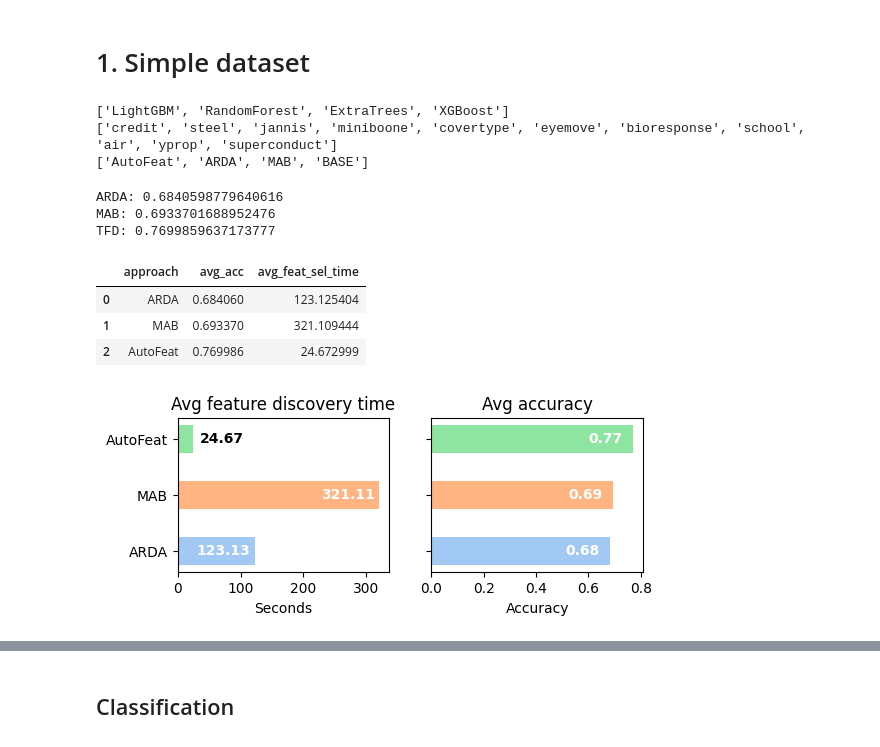
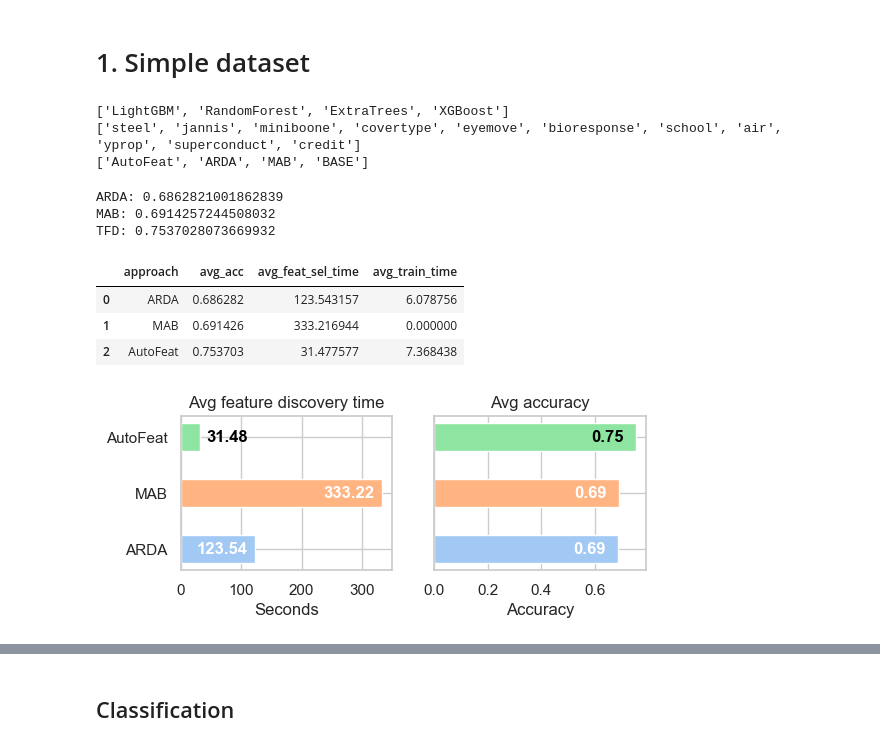
Before and after one commit to delftdata/autofeat, a Jupyter notebook: Visualisations-May.ipynb, the cells around one changed output, grey strips where cells are left out. Saved outputs shown, nothing was run; the diff lists cells and outputs as text; code cells hidden in the pictures.

```diff
--- a/Visualisations-May.ipynb
+++ b/Visualisations-May.ipynb
@@ -71,0 +112,19 @@ def determine_common_features(dataframe):
+# %%
+top_k = df[~df['data_label'].isin(['superconduct', 'yprop', 'air'])]
+top_k = top_k.groupby(by=['top_k'], group_keys=False).agg({'accuracy': 'mean', 'feature_selection_time': 'mean'}).reset_index()
+
+sns.set(font_scale=2.5, style="whitegrid")
+ax = sns.scatterplot(x="accuracy", y="feature_selection_time", data=top_k, s=200)
+
+for a in top_k['top_k'].unique():
+    b = top_k[top_k['top_k'] == a]
+    if int(a) < 7 or int(a) == 10 or int(a) == 15 or int(a) == 20:
+        ax.annotate(a, (b['accuracy']+0.002, b['feature_selection_time']-0.3))
+
+ax.set_xlim([0.675, 0.74])
+ax.set_ylim([24, 34])
+ax.set_xlabel('Accuracy')
+ax.set_ylabel('Seconds')
+ax.set_title('Average feature selection time \n and accuracy for k selected features', pad=20)
+
+plt.savefig('plots/2024/ablation_top_k-bigger.pdf', dpi=300, bbox_inches="tight")
@@ -76,7 +308,7 @@ def determine_common_features(dataframe):
 folder_name = os.path.abspath(os.path.abspath(''))
 
 dataset_path = "results/simple"
-tfd_filename = "results_tfd-top-15-id.csv"
+tfd_filename = "results_tfd-top-15-id-fixed.csv"
 arda_filename = "results_arda.csv"
 mab_filename = "results_mab.csv"
 base_filename = "results_base.csv"
@@ -122,13 +354,13 @@ approach = list(dataframe['approach'].unique())
 print(approach)
 # %% [output]
 ['LightGBM', 'RandomForest', 'ExtraTrees', 'XGBoost']
-['credit', 'steel', 'jannis', 'miniboone', 'covertype', 'eyemove', 'bioresponse', 'school', 'air', 'yprop', 'superconduct']
+['steel', 'jannis', 'miniboone', 'covertype', 'eyemove', 'bioresponse', 'school', 'air', 'yprop', 'superconduct', 'credit']
 ['AutoFeat', 'ARDA', 'MAB', 'BASE']
 # %%
 avgd_all = []
 
 # a = dataframe.groupby(['approach', 'algorithm', 'data_label',])[['accuracy']].max().reset_index(level=['algorithm', 'data_label'])
-a = dataframe.groupby(['approach', 'algorithm', 'data_label', 'feature_selection_time'])[['accuracy']].max().reset_index(level=['algorithm', 'data_label', 'feature_selection_time'])
+a = dataframe.groupby(['approach', 'algorithm', 'data_label', 'feature_selection_time', 'train_time'])[['accuracy']].max().reset_index(level=['algorithm', 'data_label', 'feature_selection_time', 'train_time'])
 
 
 
@@ -141,6 +373,8 @@ avgd = {}
 avgd['approach'] = 'ARDA'
 avgd['avg_acc'] = ARDA['accuracy'].mean()
 avgd['avg_feat_sel_time'] = ARDA['feature_selection_time'].mean()
+avgd['avg_train_time'] = ARDA['train_time'].mean()
+
 avgd_all.append(avgd)
 
 
@@ -160,6 +394,7 @@ avgd = {}
 avgd['approach'] = 'MAB'
 avgd['avg_acc'] = MAB['accuracy'].mean()
 avgd['avg_feat_sel_time'] = MAB['feature_selection_time'].mean()
+avgd['avg_train_time'] = MAB['train_time'].mean()
 avgd_all.append(avgd)
 
 
@@ -171,6 +406,7 @@ avgd = {}
 avgd['approach'] = 'AutoFeat'
 avgd['avg_acc'] = TFD_BFS['accuracy'].mean()
 avgd['avg_feat_sel_time'] = TFD_BFS['feature_selection_time'].mean()
+avgd['avg_train_time'] = TFD_BFS['train_time'].mean()
 avgd_all.append(avgd)
 
 
@@ -180,42 +416,49 @@ display(avgdf)
 
 
 pal = sns.color_palette("pastel")
+sns.set(font_scale=1, style="whitegrid")
+
 
 f, (ax1, ax2) = plt.subplots(1, 2, figsize=(6, 2), sharey=True)
 
 rects1 = ax1.barh(avgdf['approach'], avgdf['avg_feat_sel_time'], align='center', height=0.5,
                   color=[pal[0], pal[1], pal[2]],
                   )
 
 rects2 = ax2.barh(avgdf['approach'], avgdf['avg_acc'], align='center', height=0.5,
                  color=[pal[0], pal[1], pal[2]],)
 
 large_percentiles = [round(p, 2) if p > 50 else '' for p in avgdf['avg_feat_sel_time']]
 small_percentiles = [round(p, 2) if p <= 50 else '' for p in avgdf['avg_feat_sel_time']]
 ax1.bar_label(rects1, small_percentiles,
               padding=5, color='black', fontweight='bold')
 ax1.bar_label(rects1, large_percentiles,
               padding=-42, color='white', fontweight='bold')
 
 
-small_percentiles = [round(p, 2) for p in avgdf['avg_acc']]
+# small_percentiles = [round(p, 2) for p in avgdf['avg_acc']]
+
+large_percentiles = [round(p, 2) if p > 0.7 else '' for p in avgdf['avg_acc']]
+small_percentiles = [round(p, 2) if p <= 0.7 else '' for p in avgdf['avg_acc']]
 ax2.bar_label(rects2, small_percentiles,
               padding=-32, color='white', fontweight='bold')
+ax2.bar_label(rects2, large_percentiles,
+              padding=-32, color='black', fontweight='bold')
 
 
 ax1.set_xlabel('Seconds')
 ax2.set_xlabel('Accuracy')
 
 ax1.set_title('Avg feature discovery time')
 ax2.set_title('Avg accuracy')
 
-plt.savefig('plots/2024/simple_crown.pdf', dpi=300, bbox_inches="tight")
+plt.savefig('plots/2024/simple_crown-fixed.pdf', dpi=300, bbox_inches="tight")
 # %% [output]
-ARDA: 0.6840598779640616
-MAB: 0.6933701688952476
-TFD: 0.7699859637173777
+ARDA: 0.6862821001862839
+MAB: 0.6914257244508032
+TFD: 0.7537028073669932
-|  | approach | avg_acc | avg_feat_sel_time |
-| 0 | ARDA | 0.684060 | 123.125404 |
-| 1 | MAB | 0.693370 | 321.109444 |
-| 2 | AutoFeat | 0.769986 | 24.672999 |
+|  | approach | avg_acc | avg_feat_sel_time | avg_train_time |
+| 0 | ARDA | 0.686282 | 123.543157 | 6.078756 |
+| 1 | MAB | 0.691426 | 333.216944 | 0.000000 |
+| 2 | AutoFeat | 0.753703 | 31.477577 | 7.368438 |
-[figure, old version]
+[figure, new version]
```
Also changed, not shown: parts of 36 cells of this notebook.
